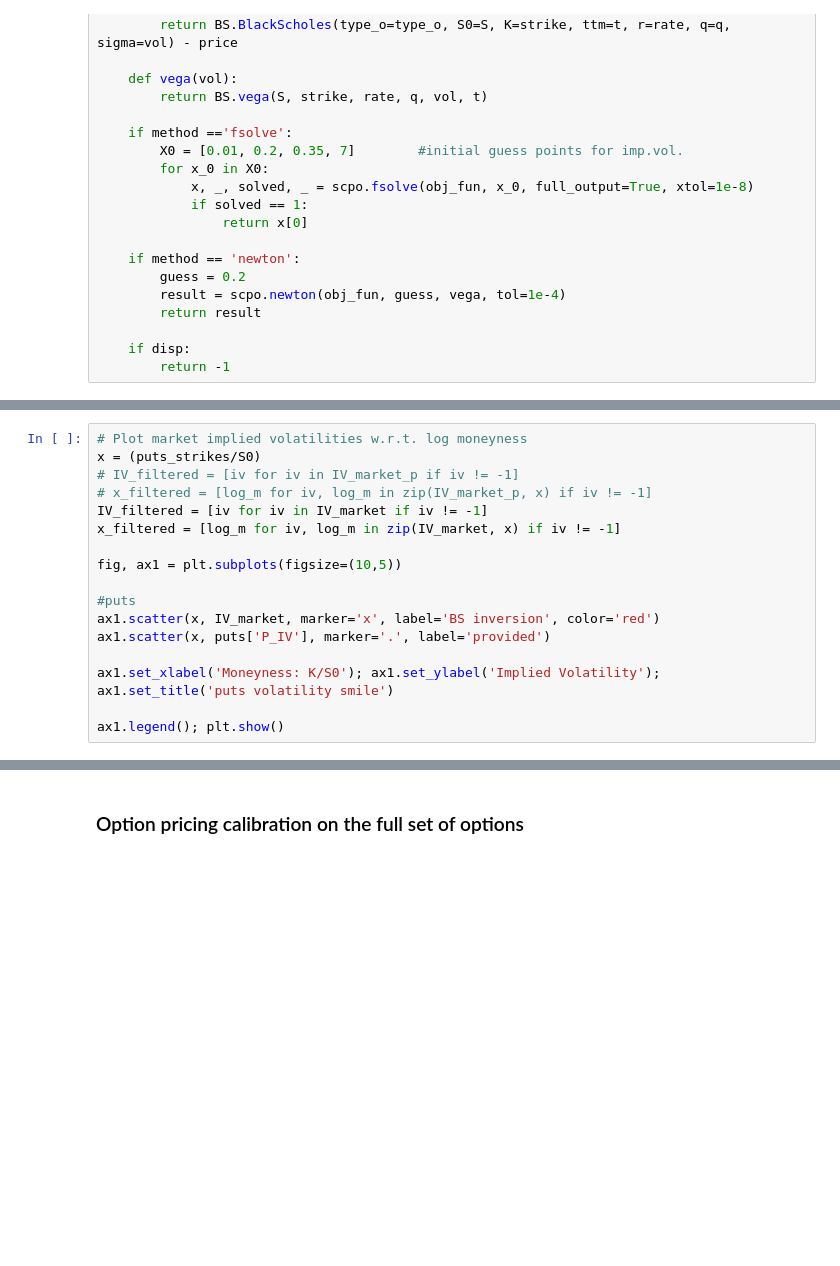
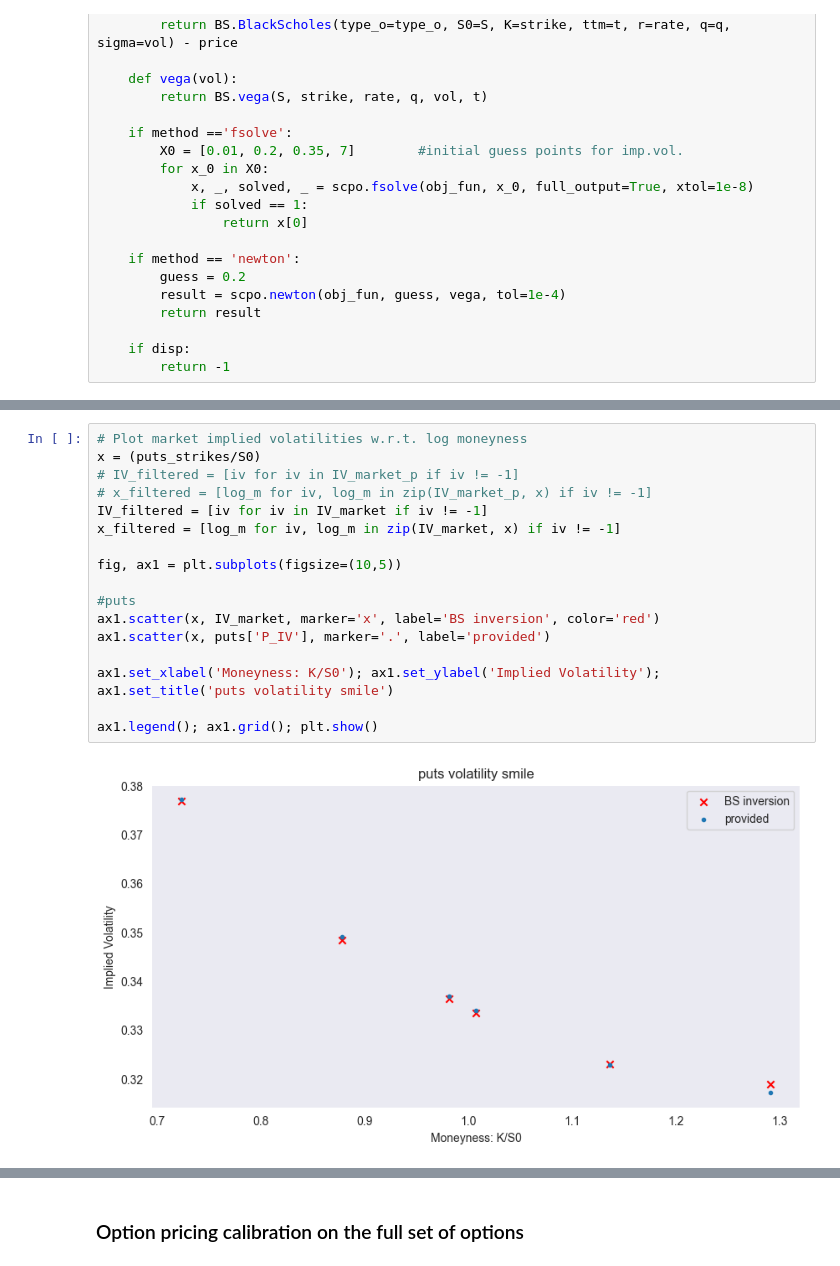
Before and after one commit to ornella-el/Margin-Loans-Pricing, a Jupyter notebook: calibration/AAPL/3_Mixed_Calibration_Puts+Otko.ipynb, the cells around one changed output, grey strips where cells are left out. Cells and saved outputs as stored; diff of their text form; blank space fills up the shorter version.

```diff
--- a/calibration/AAPL/3_Mixed_Calibration_Puts+Otko.ipynb
+++ b/calibration/AAPL/3_Mixed_Calibration_Puts+Otko.ipynb
@@ -135,20 +148,22 @@ for index in range(len(IV_market)):
 # %%
 # Plot market implied volatilities w.r.t. log moneyness
 x = (puts_strikes/S0)
 # IV_filtered = [iv for iv in IV_market_p if iv != -1]
 # x_filtered = [log_m for iv, log_m in zip(IV_market_p, x) if iv != -1]
 IV_filtered = [iv for iv in IV_market if iv != -1]
 x_filtered = [log_m for iv, log_m in zip(IV_market, x) if iv != -1]
 
 fig, ax1 = plt.subplots(figsize=(10,5))
 
 #puts
 ax1.scatter(x, IV_market, marker='x', label='BS inversion', color='red')
 ax1.scatter(x, puts['P_IV'], marker='.', label='provided')
 
 ax1.set_xlabel('Moneyness: K/S0'); ax1.set_ylabel('Implied Volatility'); ax1.set_title('puts volatility smile')
 
-ax1.legend(); plt.show()
+ax1.legend(); ax1.grid(); plt.show()
+# %% [output]
+[figure, added]
 # %%
 otko_aapl = pd.read_csv('../../data/AAPL/aapl_otko_1year.csv')
 scale_factors = {
```
Also changed, not shown: parts of 23 cells of this notebook.
